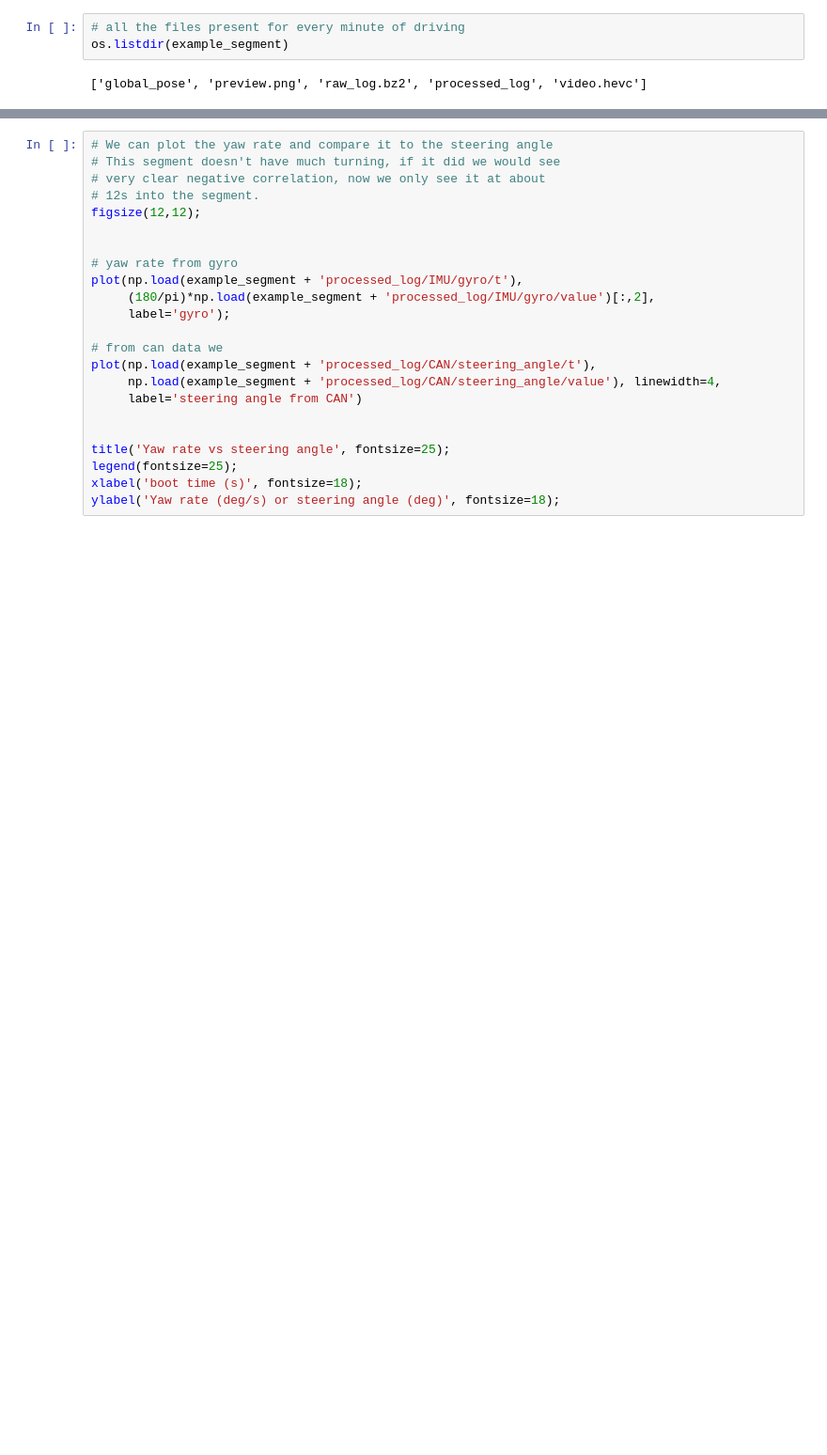
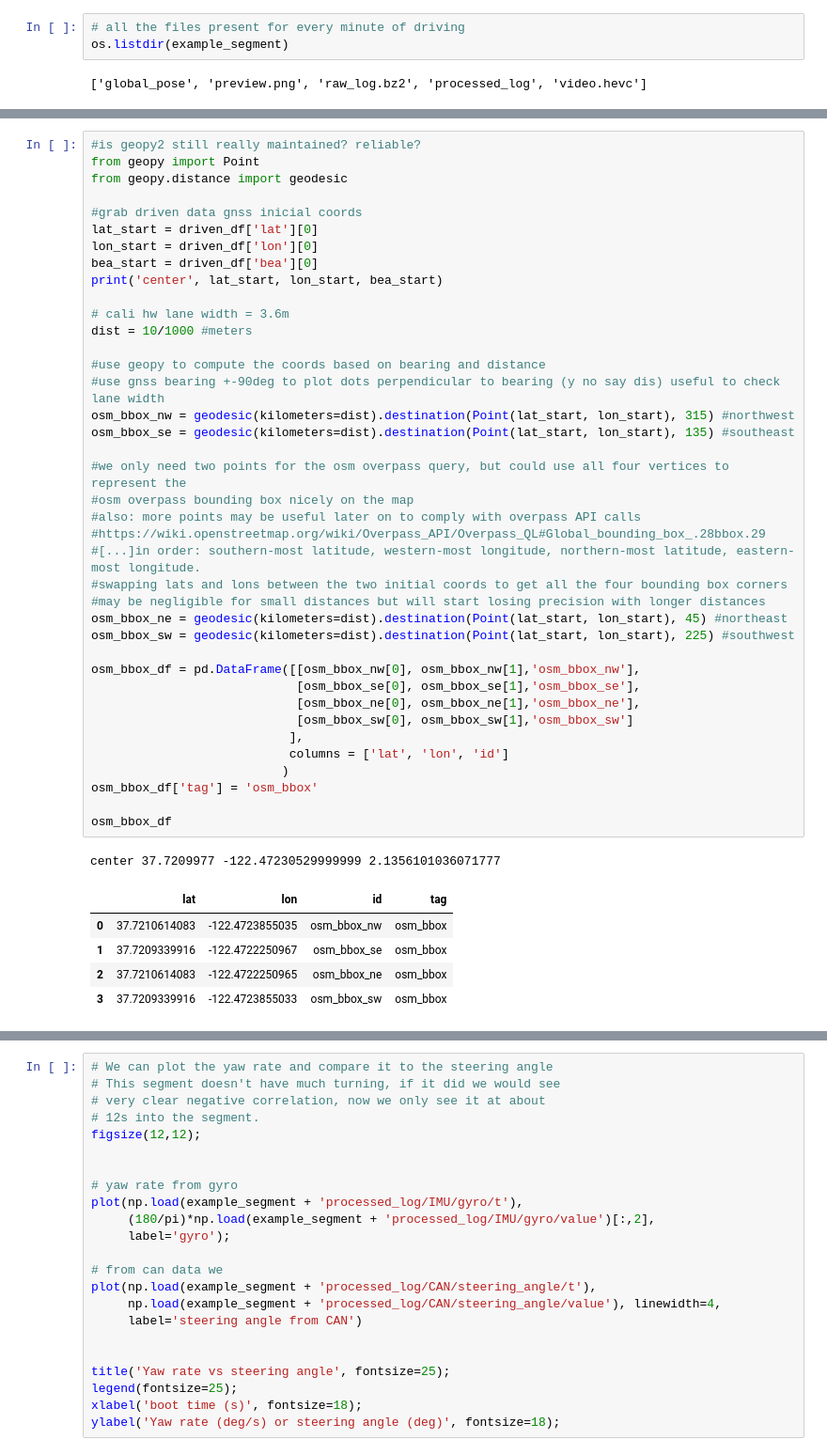
Before and after one commit to marschr/comma2k19, a Jupyter notebook: notebooks/plot_on_map.ipynb, the cells around one changed output, grey strips where cells are left out. Shown at 94% size. Cells and saved outputs as stored; diff of their text form; blank space fills up the shorter version.

Commit message:
added osm overpass queries

```diff
--- a/notebooks/plot_on_map.ipynb
+++ b/notebooks/plot_on_map.ipynb
@@ -82,0 +81,46 @@ viz.show()
+# %%
+#is geopy2 still really maintained? reliable?
+from geopy import Point
+from geopy.distance import geodesic
+
+#grab driven data gnss inicial coords
+lat_start = driven_df['lat'][0]
+lon_start = driven_df['lon'][0]
+bea_start = driven_df['bea'][0]
+print('center', lat_start, lon_start, bea_start)
+
+# cali hw lane width = 3.6m
+dist = 10/1000 #meters
+
+#use geopy to compute the coords based on bearing and distance
+#use gnss bearing +-90deg to plot dots perpendicular to bearing (y no say dis) useful to check lane width
+osm_bbox_nw = geodesic(kilometers=dist).destination(Point(lat_start, lon_start), 315) #northwest
+osm_bbox_se = geodesic(kilometers=dist).destination(Point(lat_start, lon_start), 135) #southeast
+
+#we only need two points for the osm overpass query, but could use all four vertices to represent the
+#osm overpass bounding box nicely on the map
+#also: more points may be useful later on to comply with overpass API calls
+#https://wiki.openstreetmap.org/wiki/Overpass_API/Overpass_QL#Global_bounding_box_.28bbox.29
+#[...]in order: southern-most latitude, western-most longitude, northern-most latitude, eastern-most longitude.
+#swapping lats and lons between the two initial coords to get all the four bounding box corners
+#may be negligible for small distances but will start losing precision with longer distances
+osm_bbox_ne = geodesic(kilometers=dist).destination(Point(lat_start, lon_start), 45) #northeast
+osm_bbox_sw = geodesic(kilometers=dist).destination(Point(lat_start, lon_start), 225) #southwest
+
+osm_bbox_df = pd.DataFrame([[osm_bbox_nw[0], osm_bbox_nw[1],'osm_bbox_nw'],
+                            [osm_bbox_se[0], osm_bbox_se[1],'osm_bbox_se'],
+                            [osm_bbox_ne[0], osm_bbox_ne[1],'osm_bbox_ne'],
+                            [osm_bbox_sw[0], osm_bbox_sw[1],'osm_bbox_sw']
+                           ],
+                           columns = ['lat', 'lon', 'id']
+                          )
+osm_bbox_df['tag'] = 'osm_bbox'
+
+osm_bbox_df
+# %% [output]
+center 37.7209977 -122.47230529999999 2.1356101036071777
+|  | lat | lon | id | tag |
+| 0 | 37.7210614083 | -122.4723855035 | osm_bbox_nw | osm_bbox |
+| 1 | 37.7209339916 | -122.4722250967 | osm_bbox_se | osm_bbox |
+| 2 | 37.7210614083 | -122.4722250965 | osm_bbox_ne | osm_bbox |
+| 3 | 37.7209339916 | -122.4723855033 | osm_bbox_sw | osm_bbox |
```
Also changed, not shown: parts of 10 cells of this notebook.
